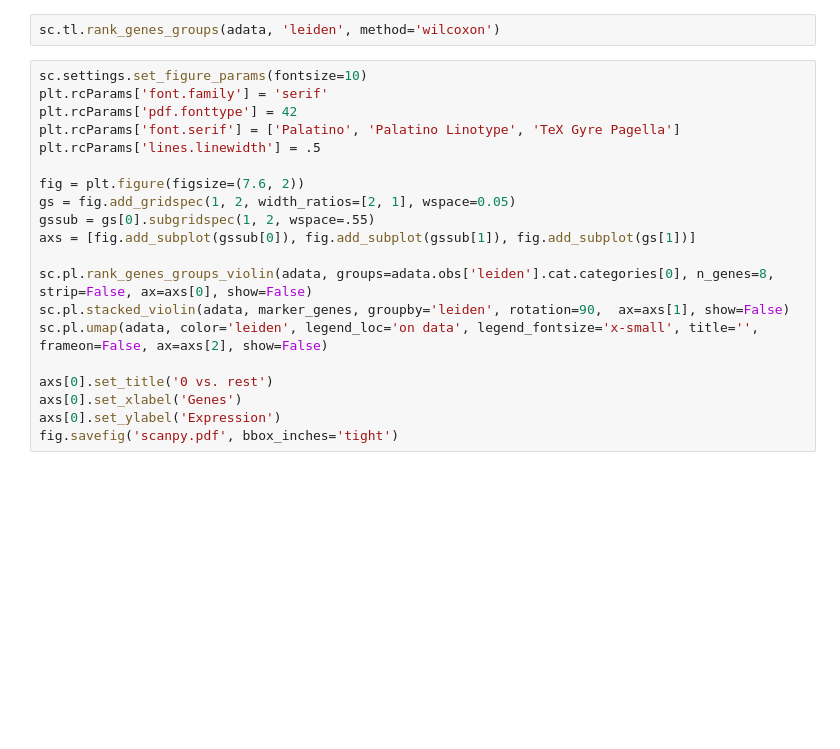
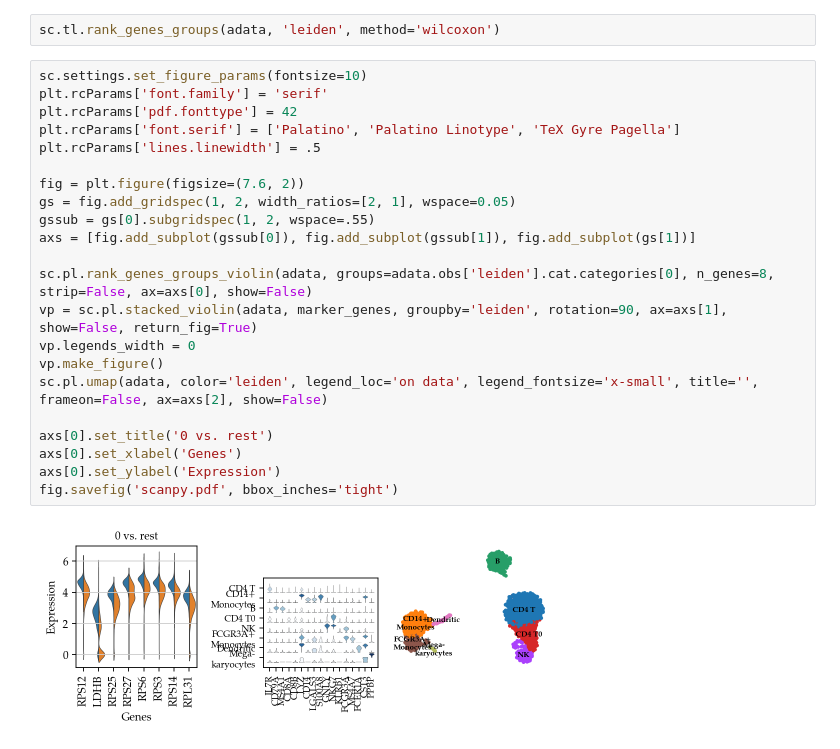
Before and after one commit to flying-sheep/dissertation, a Jupyter notebook: imgs/scanpy.ipynb, the cells around one changed output. Cells and saved outputs as stored; diff of their text form; blank space fills up the shorter version.

```diff
--- a/imgs/scanpy.ipynb
+++ b/imgs/scanpy.ipynb
@@ -86,20 +86,24 @@ sc.tl.rank_genes_groups(adata, 'leiden', method='wilcoxon')
 # %%
 sc.settings.set_figure_params(fontsize=10)
 plt.rcParams['font.family'] = 'serif'
 plt.rcParams['pdf.fonttype'] = 42
 plt.rcParams['font.serif'] = ['Palatino', 'Palatino Linotype', 'TeX Gyre Pagella']
 plt.rcParams['lines.linewidth'] = .5
 
 fig = plt.figure(figsize=(7.6, 2))
 gs = fig.add_gridspec(1, 2, width_ratios=[2, 1], wspace=0.05)
 gssub = gs[0].subgridspec(1, 2, wspace=.55)
 axs = [fig.add_subplot(gssub[0]), fig.add_subplot(gssub[1]), fig.add_subplot(gs[1])]
 
 sc.pl.rank_genes_groups_violin(adata, groups=adata.obs['leiden'].cat.categories[0], n_genes=8, strip=False, ax=axs[0], show=False)
-sc.pl.stacked_violin(adata, marker_genes, groupby='leiden', rotation=90,  ax=axs[1], show=False)
+vp = sc.pl.stacked_violin(adata, marker_genes, groupby='leiden', rotation=90, ax=axs[1], show=False, return_fig=True)
+vp.legends_width = 0
+vp.make_figure()
 sc.pl.umap(adata, color='leiden', legend_loc='on data', legend_fontsize='x-small', title='', frameon=False, ax=axs[2], show=False)
 
 axs[0].set_title('0 vs. rest')
 axs[0].set_xlabel('Genes')
 axs[0].set_ylabel('Expression')
 fig.savefig('scanpy.pdf', bbox_inches='tight')
+# %% [output]
+[figure, added]
```
Also changed, not shown: 3 other files.
